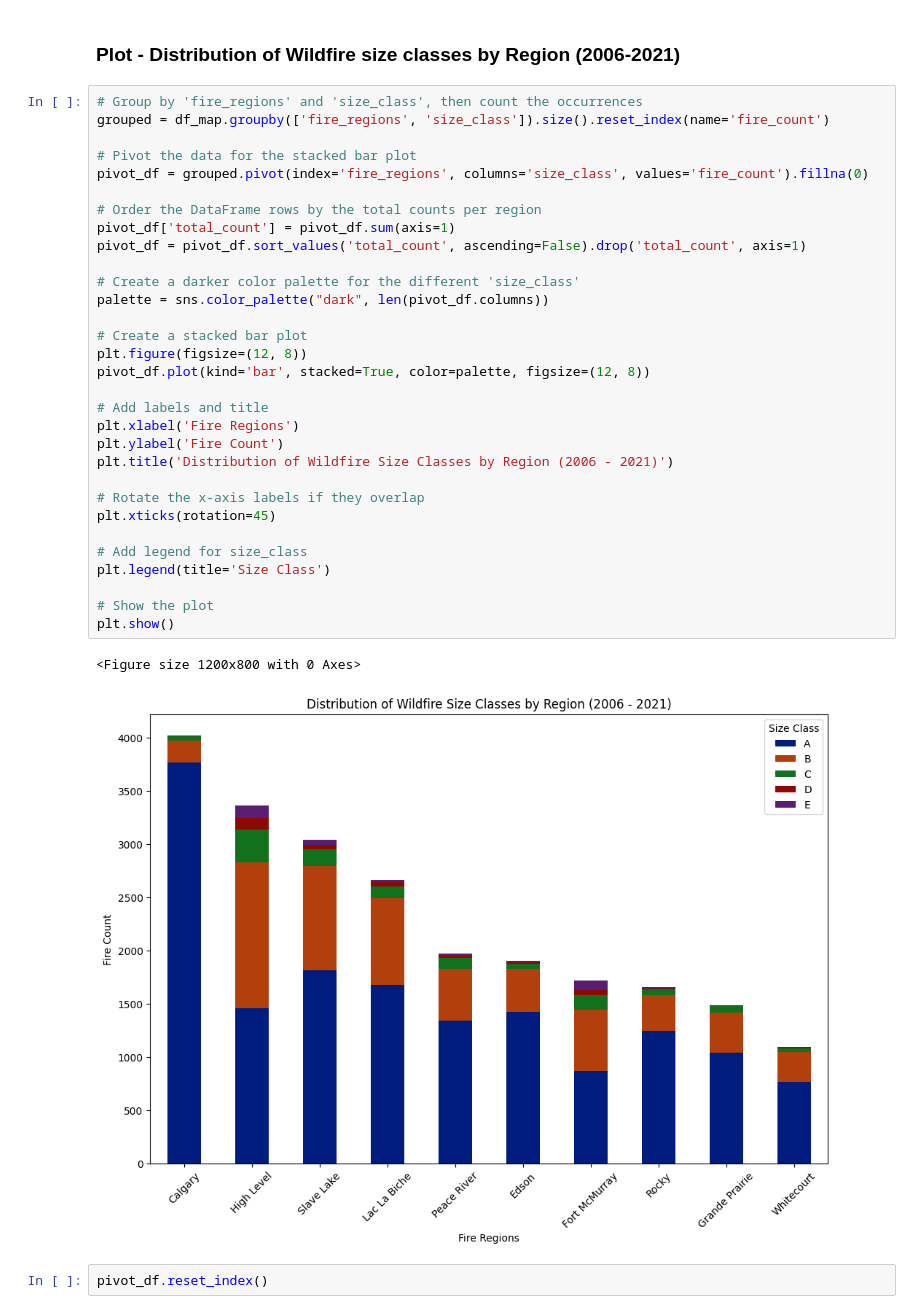
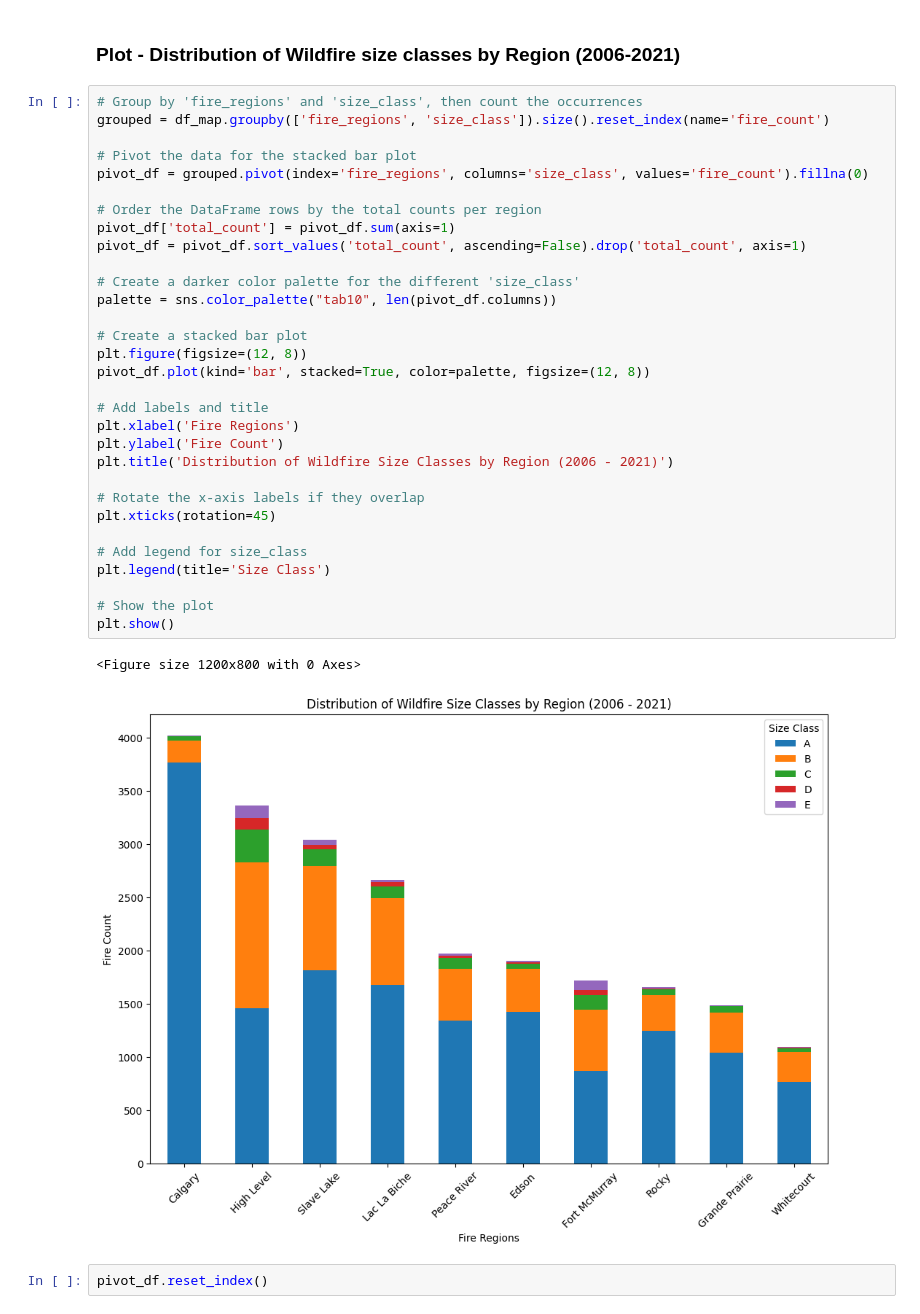
Before and after one commit to paulpark6/WildFire, a Jupyter notebook: wf_DA2.ipynb, the cells around one changed output. Saved outputs shown, nothing was run; the diff lists cells and outputs as text.

```diff
--- a/wf_DA2.ipynb
+++ b/wf_DA2.ipynb
@@ -177,35 +177,35 @@ Geographic map plot is going to be plotted via Power BI
 grouped = df_map.groupby(['fire_regions', 'size_class']).size().reset_index(name='fire_count')
 
 # Pivot the data for the stacked bar plot
 pivot_df = grouped.pivot(index='fire_regions', columns='size_class', values='fire_count').fillna(0)
 
 # Order the DataFrame rows by the total counts per region
 pivot_df['total_count'] = pivot_df.sum(axis=1)
 pivot_df = pivot_df.sort_values('total_count', ascending=False).drop('total_count', axis=1)
 
 # Create a darker color palette for the different 'size_class'
-palette = sns.color_palette("dark", len(pivot_df.columns))
+palette = sns.color_palette("tab10", len(pivot_df.columns))
 
 # Create a stacked bar plot
 plt.figure(figsize=(12, 8))
 pivot_df.plot(kind='bar', stacked=True, color=palette, figsize=(12, 8))
 
 # Add labels and title
 plt.xlabel('Fire Regions')
 plt.ylabel('Fire Count')
 plt.title('Distribution of Wildfire Size Classes by Region (2006 - 2021)')
 
 # Rotate the x-axis labels if they overlap
 plt.xticks(rotation=45)
 
 # Add legend for size_class
 plt.legend(title='Size Class')
 
 # Show the plot
 plt.show()
 # %% [output]
 <Figure size 1200x800 with 0 Axes>
-[figure, old version]
+[figure, new version]
 # %%
 pivot_df.reset_index()
 # %% [output]
```
Also changed, not shown: parts of 13 cells of this notebook.
